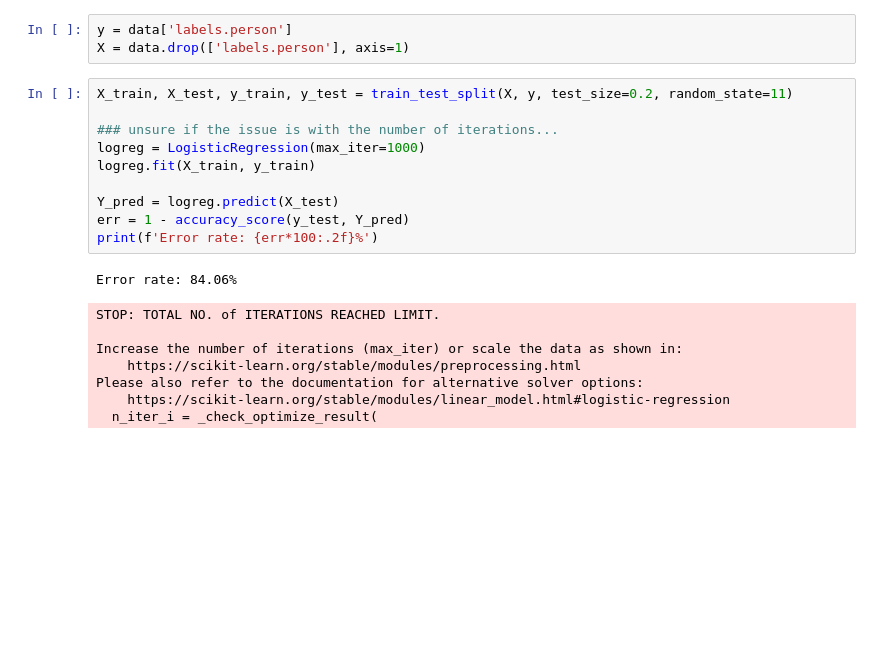
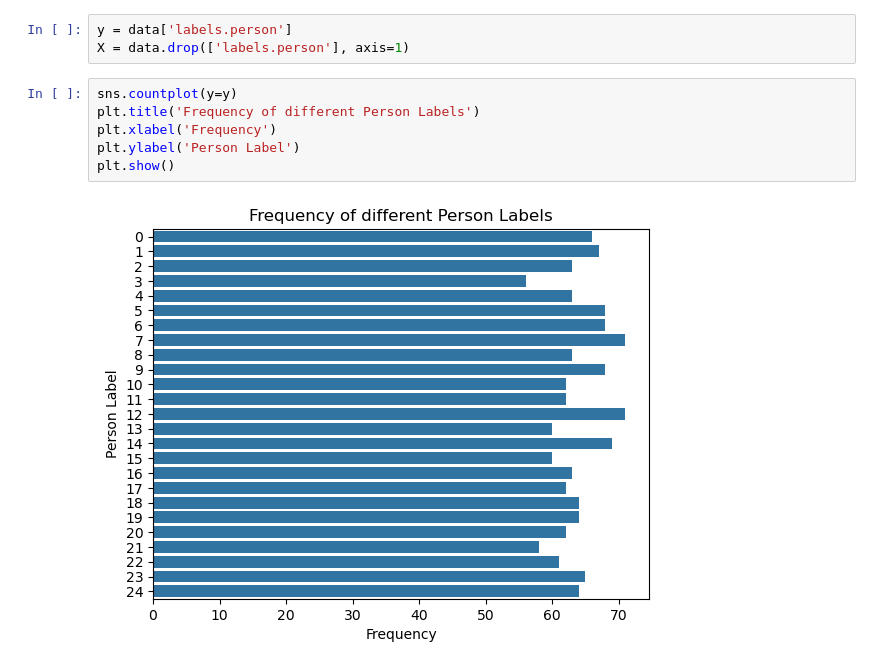
Before and after one commit to wolstone/CMSE381-Project, a Jupyter notebook: temp.ipynb, the cells around one changed output. Cells and saved outputs as stored; diff of their text form; blank space fills up the shorter version.

```diff
--- a/temp.ipynb
+++ b/temp.ipynb
@@ -114,22 +86,11 @@ data
 # %%
 y = data['labels.person']
 X = data.drop(['labels.person'], axis=1)
-# %%
-X_train, X_test, y_train, y_test = train_test_split(X, y, test_size=0.2, random_state=11)
-
-### unsure if the issue is with the number of iterations...
-logreg = LogisticRegression(max_iter=1000)
-logreg.fit(X_train, y_train)
-
-Y_pred = logreg.predict(X_test)
-err = 1 - accuracy_score(y_test, Y_pred)
-print(f'Error rate: {err*100:.2f}%')
-# %% [output]
-Error rate: 84.06%
-STOP: TOTAL NO. of ITERATIONS REACHED LIMIT.
-
-Increase the number of iterations (max_iter) or scale the data as shown in:
-    https://scikit-learn.org/stable/modules/preprocessing.html
-Please also refer to the documentation for alternative solver options:
-    https://scikit-learn.org/stable/modules/linear_model.html#logistic-regression
-  n_iter_i = _check_optimize_result(
+# %%
+sns.countplot(y=y)
+plt.title('Frequency of different Person Labels')
+plt.xlabel('Frequency')
+plt.ylabel('Person Label')
+plt.show()
+# %% [output]
+[figure, added]
```
Also changed, not shown: parts of 20 cells of this notebook.
